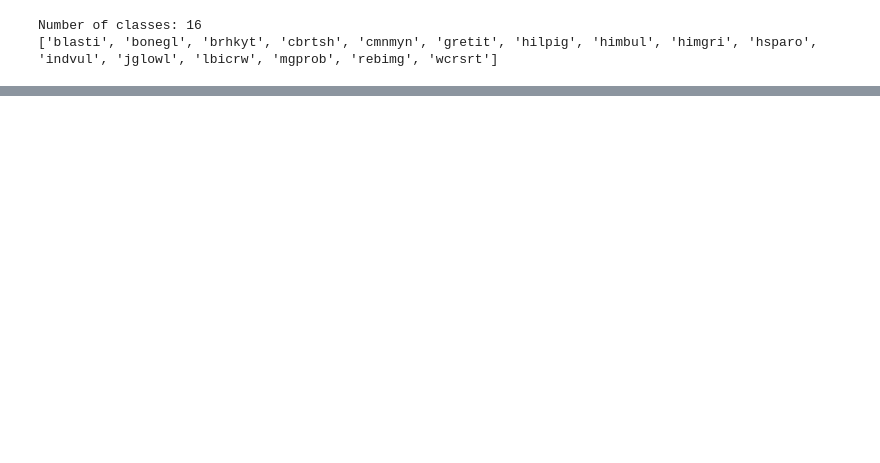
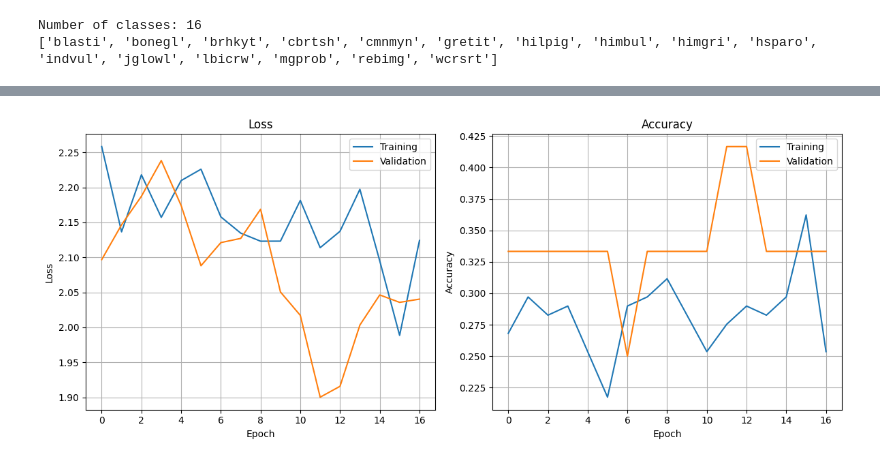
Before and after one commit to Ahmed-Tarek0/Deep-Learning-Implementations, a Jupyter notebook: 02-CNN/bird_species_classification/bird_species_cnn.ipynb, the cells around one changed output, grey strips where cells are left out. Saved outputs shown, nothing was run; the diff lists cells and outputs as text; code cells hidden in the pictures; blank space fills up the shorter version.

Commit message:
Baseline CNN Model With Training And Testing

```diff
--- a/02-CNN/bird_species_classification/bird_species_cnn.ipynb
+++ b/02-CNN/bird_species_classification/bird_species_cnn.ipynb
@@ -85,0 +95,8 @@ plt.show()
+# %%
+Augmentation = keras.Sequential([
+    layers.RandomFlip("horizontal"),
+    layers.RandomRotation(0.15),
+    layers.RandomZoom(0.15),
+    layers.RandomContrast(0.2),
+    layers.RandomTranslation(0.1, 0.1),
+])
@@ -85,0 +123,4 @@ plt.show()
+# %%
+model.compile(optimizer='adam', loss='sparse_categorical_crossentropy', metrics=['accuracy'])
+
+model.summary()
@@ -85,0 +149,4 @@ plt.show()
+# %%
+early_stopping = EarlyStopping(monitor='val_loss', patience=5, restore_best_weights=True)
+
+history = model.fit(train_ds, validation_data=validation_ds, epochs=100, callbacks=[early_stopping], verbose=1)
@@ -85,0 +177,27 @@ plt.show()
+# %%
+plt.figure(figsize=(12,5))
+
+# Loss
+plt.subplot(1,2,1)
+plt.plot(history.history['loss'], label='Training')
+plt.plot(history.history['val_loss'], label='Validation')
+plt.title('Loss')
+plt.xlabel('Epoch')
+plt.ylabel('Loss')
+plt.legend()
+plt.grid(True)
+
+# Accuracy
+plt.subplot(1,2,2)
+plt.plot(history.history['accuracy'], label='Training')
+plt.plot(history.history['val_accuracy'], label='Validation')
+plt.title('Accuracy')
+plt.xlabel('Epoch')
+plt.ylabel('Accuracy')
+plt.legend()
+plt.grid(True)
+
+plt.tight_layout()
+plt.show()
+# %% [output]
+[figure, added]
```
Also changed, not shown: parts of 12 cells of this notebook.
